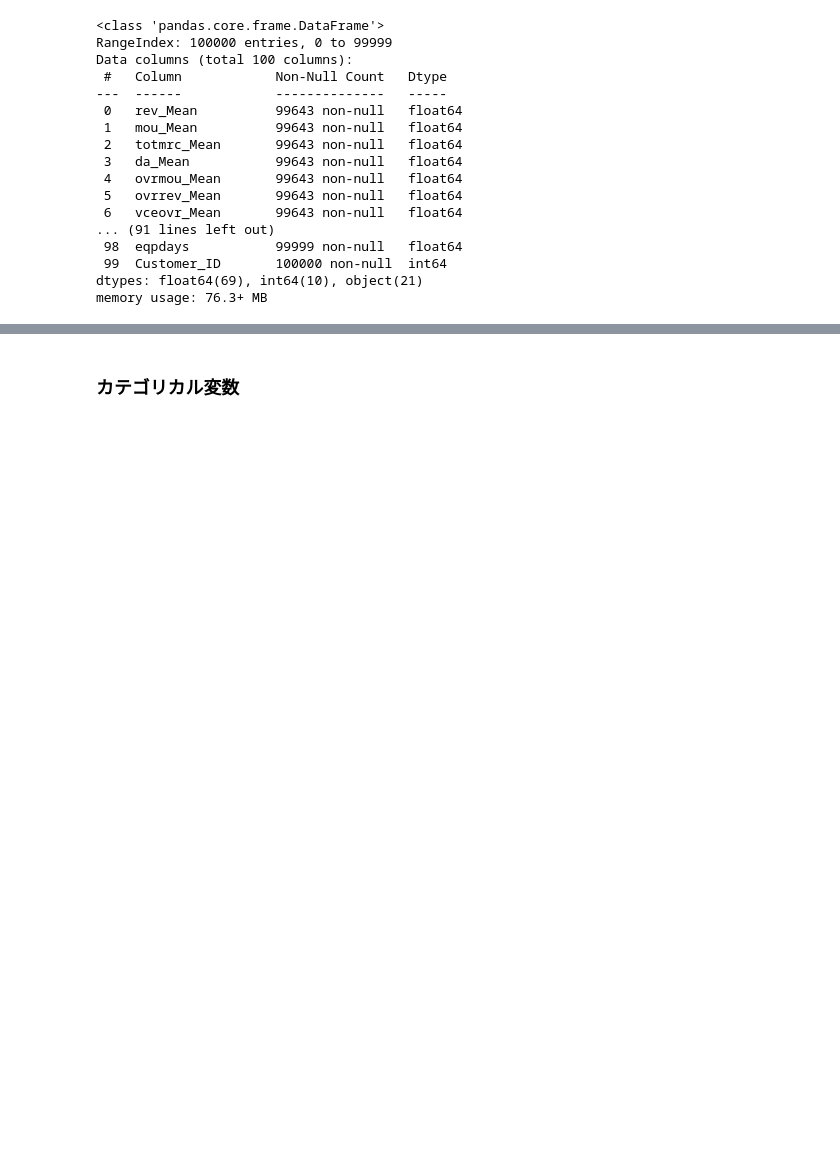
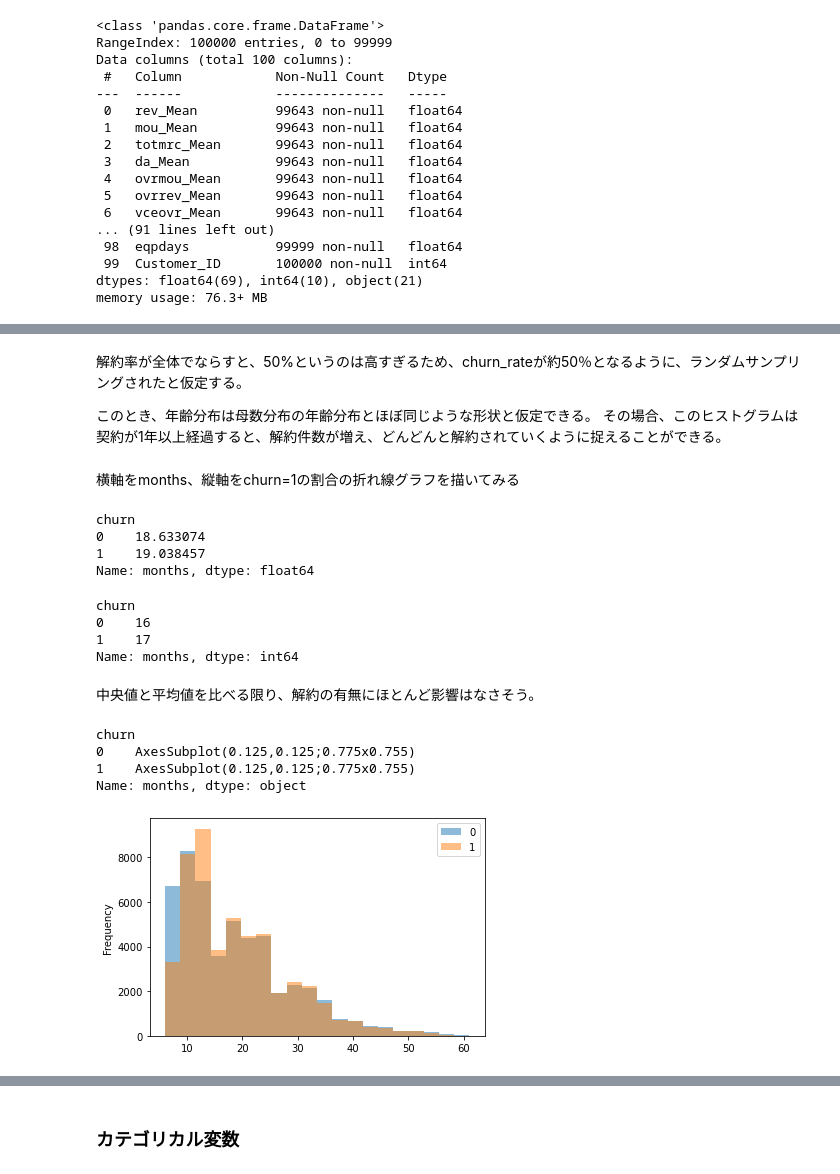
Before and after one commit to Fumiya-Matsumoto/telecom_customer, a Jupyter notebook: notebook/eda.ipynb, the cells around one changed output, grey strips where cells are left out. Cells and saved outputs as stored; diff of their text form; code cells hidden in the pictures; blank space fills up the shorter version.

```diff
--- a/notebook/eda.ipynb
+++ b/notebook/eda.ipynb
@@ -170,0 +284,3 @@ float( 70 ):
+# %%
+df['months_bins'] = pd.cut(df['months'], bins=bins_list, right=False)
+df['months_bins'].value_counts(sort=False)
@@ -170,0 +299,31 @@ float( 70 ):
+# %% [markdown]
+解約率が全体でならすと、50%というのは高すぎるため、churn_rateが約50％となるように、ランダムサンプリングされたと仮定する。
+
+このとき、年齢分布は母数分布の年齢分布とほぼ同じような形状と仮定できる。
+その場合、このヒストグラムは契約が1年以上経過すると、解約件数が増え、どんどんと解約されていくように捉えることができる。
+# %% [markdown]
+横軸をmonths、縦軸をchurn=1の割合の折れ線グラフを描いてみる
+# %%
+df.groupby(['churn'])['months'].mean()
+# %% [output]
+churn
+0    18.633074
+1    19.038457
+Name: months, dtype: float64
+# %%
+df.groupby(['churn'])['months'].median()
+# %% [output]
+churn
+0    16
+1    17
+Name: months, dtype: int64
+# %% [markdown]
+中央値と平均値を比べる限り、解約の有無にほとんど影響はなさそう。
+# %%
+df.groupby('churn')['months'].plot.hist(bins=20, alpha=0.5, legend=True)
+# %% [output]
+churn
+0    AxesSubplot(0.125,0.125;0.775x0.755)
+1    AxesSubplot(0.125,0.125;0.775x0.755)
+Name: months, dtype: object
+[figure, added]
```
Also changed, not shown: parts of 53 cells of this notebook, 2 other files.
